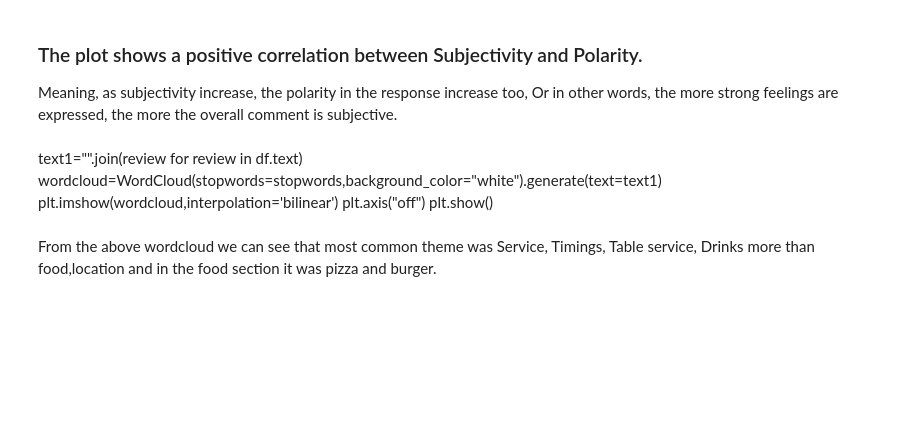
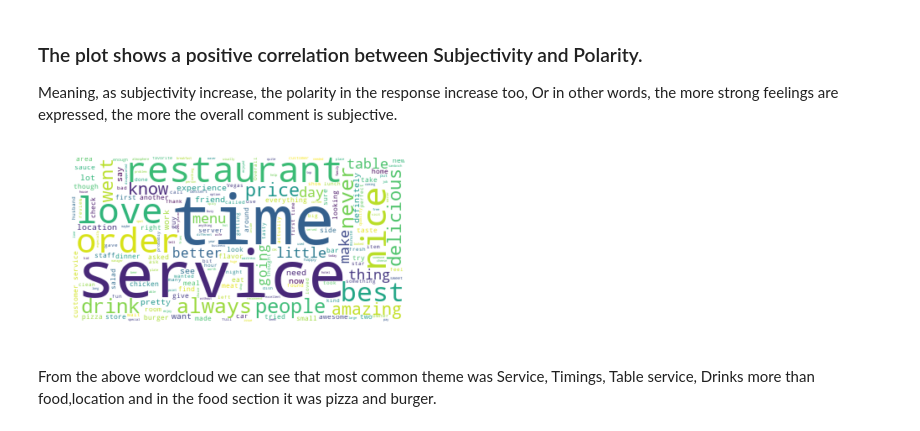
Before and after one commit to nishimishra71/Python, a Jupyter notebook: Capstone_2/Capstone_2.ipynb, the cells around one changed output. Drawn from its saved outputs; the diff is of its cells as text; code cells hidden in the pictures; blank space fills up the shorter version.

```diff
--- a/Capstone_2/Capstone_2.ipynb
+++ b/Capstone_2/Capstone_2.ipynb
@@ -269,12 +294,14 @@ Meaning, as subjectivity increase, the polarity in the response increase too, Or
 # %%
-#stopwords = set(STOPWORDS)
-#stopwords.update(["alway","told","us","back","really","great","said","go","way","still","","Total","will","come","much","think","good", "food", "got", "get","came","even","ordered","well","place","one"])
+stopwords = set(STOPWORDS)
+stopwords.update(["alway","told","us","back","really","great","said","go","way","still","","Total","will","come","much","think","good", "food", "got", "get","came","even","ordered","well","place","one"])
-# %% [markdown]
-text1="".join(review for review in df.text)
-wordcloud=WordCloud(stopwords=stopwords,background_color="white").generate(text=text1)
-plt.imshow(wordcloud,interpolation='bilinear')
-plt.axis("off")
-plt.show()
+# %%
+text1="".join(review for review in df.text)
+wordcloud=WordCloud(stopwords=stopwords,background_color="white").generate(text=text1)
+plt.imshow(wordcloud,interpolation='bilinear')
+plt.axis("off")
+plt.show()
+# %% [output]
+[figure, added]
 # %% [markdown]
 From the above wordcloud we can see that most common theme was Service, Timings, Table service, Drinks more than food,location and in the food section it was pizza and burger.
 # %% [markdown]
```
Also changed, not shown: parts of 34 cells of this notebook.
